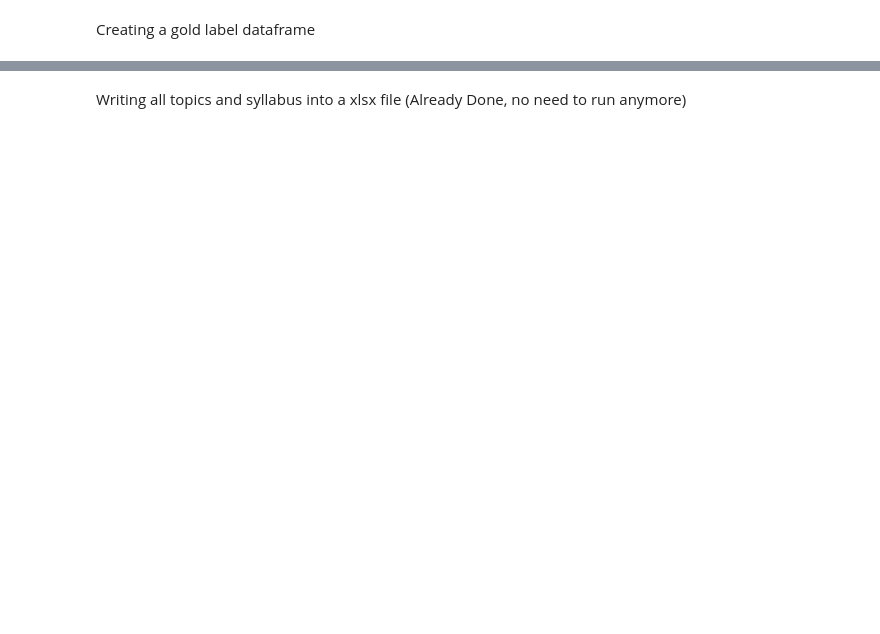
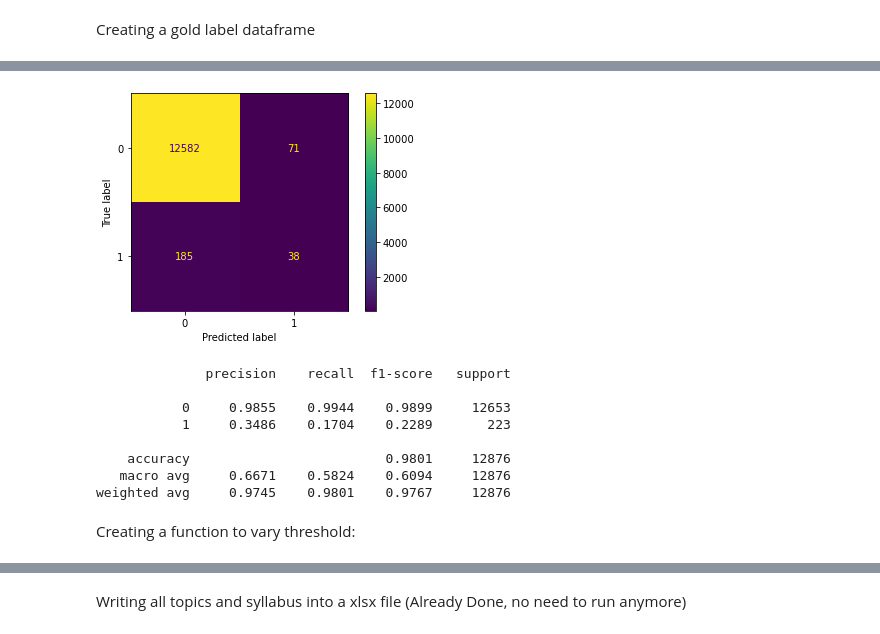
Before and after one commit to gnramos/crea-tools, a Jupyter notebook: main-code.ipynb, the cells around one changed output, grey strips where cells are left out. Saved outputs shown, nothing was run; the diff lists cells and outputs as text; code cells hidden in the pictures; blank space fills up the shorter version.

Commit message:
converted some code to functions, created evaluation metrics and tested several values for thresholds

```diff
--- a/main-code.ipynb
+++ b/main-code.ipynb
@@ -435,2 +417,13 @@ print(predicted_labels.shape)
 # %% [markdown]
 Creating a gold label dataframe
+# %%
+golden_df = pd.read_excel("conteudos_e_ementas.xlsx").iloc[:, 4:7].fillna(method="ffill")
+
+gold_labels = pd.DataFrame(columns= subjects_df['codigo'])
+
+for i, row in golden_df.iterrows():
+    related = row[2].split(',')
+    binary_values = [1 if val in related else 0 for val in subjects_df['codigo']]
+    gold_labels.loc[len(gold_labels.index)] = binary_values
+
+gold_labels
@@ -436,0 +446,24 @@ Creating a gold label dataframe
+# %%
+import sklearn
+
+all_true = []
+all_pred = []
+
+predicted_labels = multi_queries()
+
+for i, row in mechatronics_knowledge_df.iterrows():
+    print(i, ':', row["area do conhecimento"], row["conteudo"])
+
+    knowledge_true = gold_labels.iloc[i].to_list()
+    knowledge_pred = predicted_labels.iloc[i].to_list()
+
+    confu_matrix = sklearn.metrics.confusion_matrix(knowledge_true, knowledge_pred)
+    print(confu_matrix)
+    report = sklearn.metrics.classification_report(knowledge_true, knowledge_pred, digits=4, output_dict=False, zero_division=0)
+    print(report)
+
+    all_true += knowledge_true
+    all_pred += knowledge_pred
+
+#    True Negative (TN) pred=0, gold=0 | False Positive (FP) pred=1, gold=0
+#    False Negative (FN) pred=0, gold=1| true positive (TP) pred=1, gold=1
@@ -464,0 +490,22 @@ for i, line in subjects_df.iterrows():
+# %%
+import matplotlib.pyplot as plt
+
+all_confu_matrix = sklearn.metrics.confusion_matrix(all_true, all_pred)
+display = sklearn.metrics.ConfusionMatrixDisplay(all_confu_matrix)
+display.plot()
+plt.show()
+
+all_report = sklearn.metrics.classification_report(all_true, all_pred, digits=4, output_dict=False, zero_division=0)
+print(all_report)
+# %% [output]
+[figure, added]
+              precision    recall  f1-score   support
+
+           0     0.9855    0.9944    0.9899     12653
+           1     0.3486    0.1704    0.2289       223
+
+    accuracy                         0.9801     12876
+   macro avg     0.6671    0.5824    0.6094     12876
+weighted avg     0.9745    0.9801    0.9767     12876
+# %% [markdown]
+Creating a function to vary threshold:
```
Also changed, not shown: parts of 11 cells of this notebook, 5 other files.
